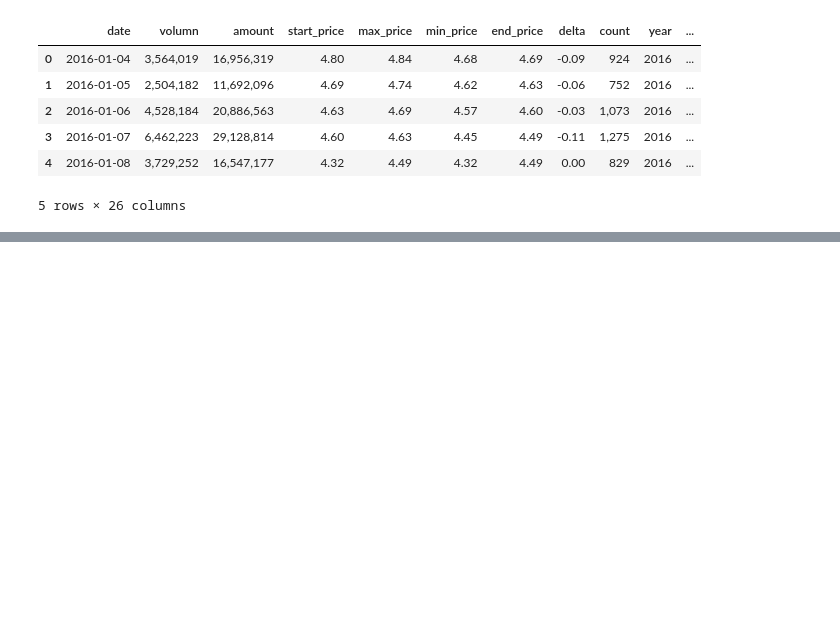
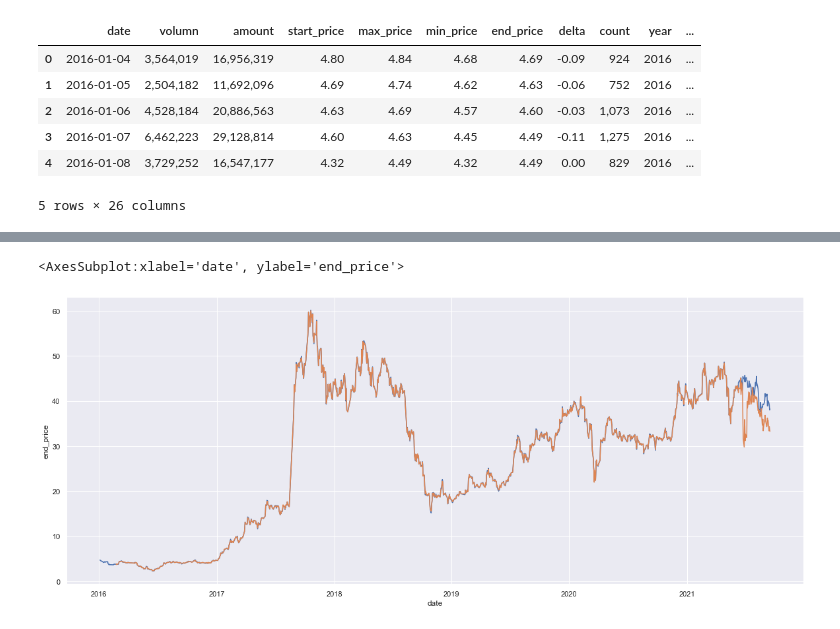
Before and after one commit to LouisLuo1115/StockSelector, a Jupyter notebook: data/exploration/2337_prediction.ipynb, the cells around one changed output, grey strips where cells are left out. Saved outputs shown, nothing was run; the diff lists cells and outputs as text; code cells hidden in the pictures; blank space fills up the shorter version.

Commit message:
easy model trained

```diff
--- a/data/exploration/2337_prediction.ipynb
+++ b/data/exploration/2337_prediction.ipynb
@@ -111,0 +123,16 @@ df.head()
+# %%
+data = df[['volumn', 'amount', 'start_price', 'max_price', 'min_price', 'end_price', 'delta', 'count', 'Year', 'Month', 'Week', 'Day', 'Dayofweek', 'Dayofyear', 'Is_month_end', 'Is_month_start', 'Is_quarter_end', 'Is_quarter_start', 'Is_year_end', 'Is_year_start']].copy()
+# data[['volumn', 'amount', 'delta', 'count']] = data[['volumn', 'amount', 'delta', 'count']].apply(filter_symbol)
+data['volumn'] = data['volumn'].apply(filter_symbol).astype(int)
+data['amount'] = data['amount'].apply(filter_symbol).astype(int)
+data['delta'] = data['delta'].apply(filter_symbol).astype(int)
+data['count'] = data['count'].apply(filter_symbol).astype(int)
+
+x_train = data.iloc[:-100]
+y_train = df[['30days_end_price']].iloc[:-100]
+
+x_test = data.iloc[-100:]
+y_test = df[['30days_end_price']].iloc[-100:]
+# %%
+clf = xgb.XGBRegressor()
+clf.fit(x_train, y_train)
@@ -111,0 +148,15 @@ df.head()
+# %%
+y_train_predict = clf.predict(x_train)
+y_test_predict = clf.predict(x_test)
+
+predict = np.concatenate((y_train_predict, y_test_predict), axis=0)
+
+df_predict = df[['date']].copy().set_index('date')
+df_predict['predict'] = predict
+df_predict = df_predict.shift(periods=30)
+
+
+df = df.merge(df_predict, left_on='date', right_on='date', how='outer')
+# %%
+sns.set(rc={'figure.figsize':(20, 8)})
+sns.lineplot(data=df, x="date", y="end_price")
@@ -111,0 +166,7 @@ df.head()
+# %%
+sns.set(rc={'figure.figsize':(20, 8)})
+sns.lineplot(data=df, x="date", y="end_price")
+sns.lineplot(data=df, x="date", y="predict")
+# %% [output]
+<AxesSubplot:xlabel='date', ylabel='end_price'>
+[figure, added]
```
Also changed, not shown: parts of 9 cells of this notebook.
